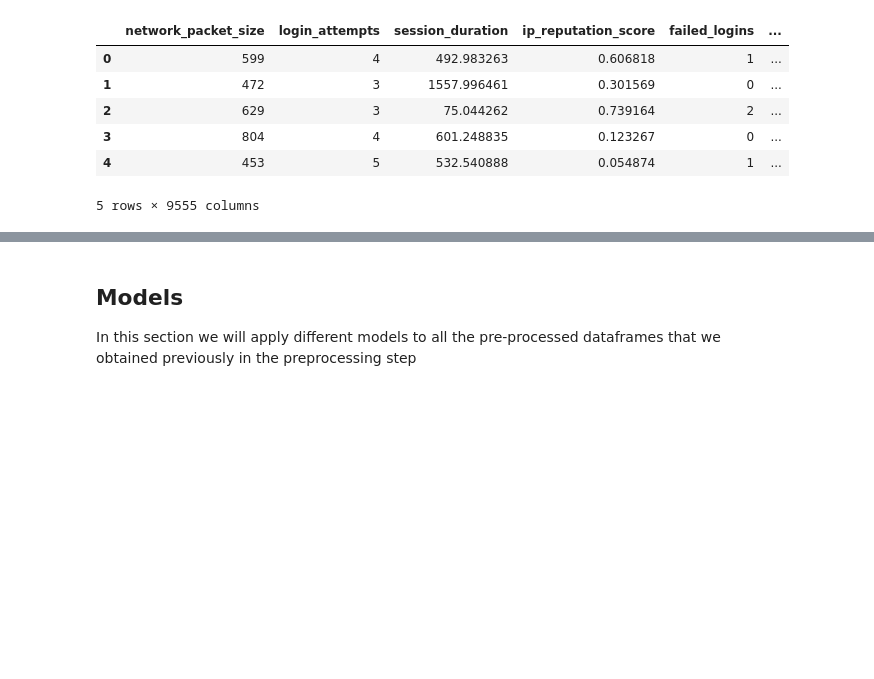
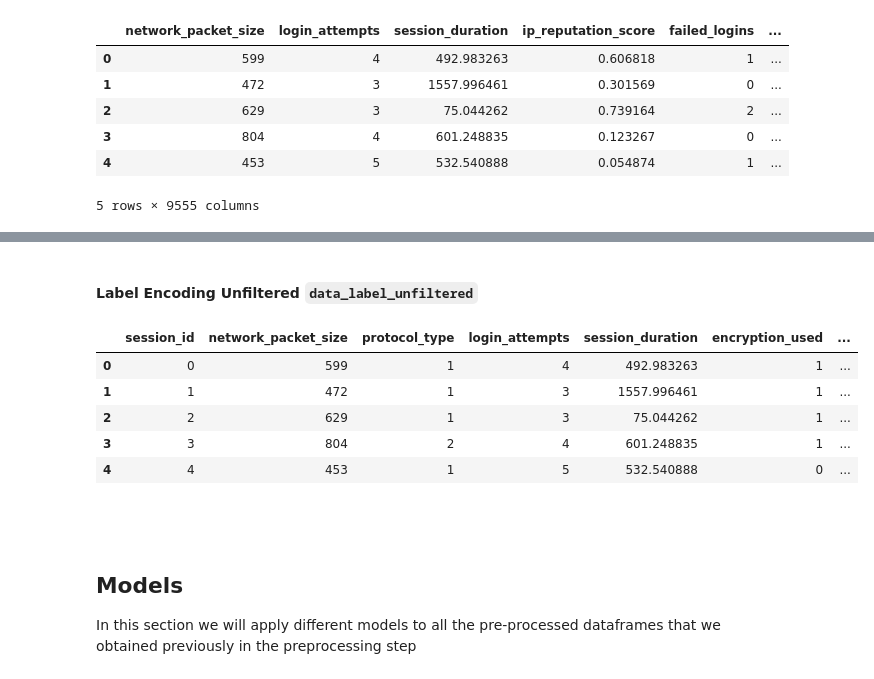
Before and after one commit to mangoshaker/Cybersecurity-Intrusion-Detection, a Jupyter notebook: Prediction.ipynb, the cells around one changed output, grey strips where cells are left out. Cells and saved outputs as stored; diff of their text form; code cells hidden in the pictures; blank space fills up the shorter version.

```diff
--- a/Prediction.ipynb
+++ b/Prediction.ipynb
@@ -96,0 +109,16 @@ data_binary_unfiltered.head()
+# %%
+cols_to_remove_filtered = [
+    "protocol_type",
+    "network_packet_size",
+    "encryption_used",
+    "unusual_time_access",
+    "session_id"
+]
+
+data_label_filtered = data.drop(columns=cols_to_remove_filtered).copy()
+
+label_encoders_f = {}
+for col in data_label_filtered.select_dtypes(include="object"):
+    le = LabelEncoder()
+    data_label_filtered[col] = le.fit_transform(data_label_filtered[col])
+    label_encoders_f[col] = le
@@ -97,3 +134,24 @@ data_binary_unfiltered.head()
+# %% [markdown]
+#### Label Encoding Unfiltered `data_label_unfiltered`
+# %%
+data_label_unfiltered = data.copy()
+
+label_encoders_nf = {}
+for col in data_label_unfiltered.select_dtypes(include="object"):
+    le = LabelEncoder()
+    data_label_unfiltered[col] = le.fit_transform(data_label_unfiltered[col])
+    label_encoders_nf[col] = le
+# %%
+data_label_unfiltered.head()
+# %% [output]
+|  | session_id | network_packet_size | protocol_type | login_attempts | session_duration | encryption_used | ... |
+| 0 | 0 | 599 | 1 | 4 | 492.983263 | 1 | ... |
+| 1 | 1 | 472 | 1 | 3 | 1557.996461 | 1 | ... |
+| 2 | 2 | 629 | 1 | 3 | 75.044262 | 1 | ... |
+| 3 | 3 | 804 | 2 | 4 | 601.248835 | 1 | ... |
+| 4 | 4 | 453 | 1 | 5 | 532.540888 | 0 | ... |
+# %% [markdown]
+###
 # %% [markdown]
 ## Models
 
```
Also changed, not shown: parts of 6 cells of this notebook.
